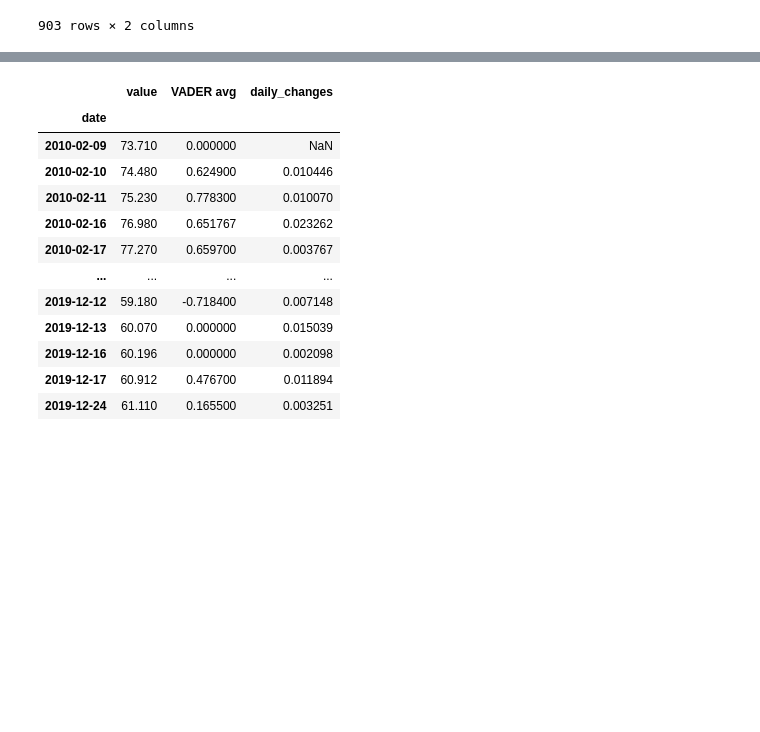
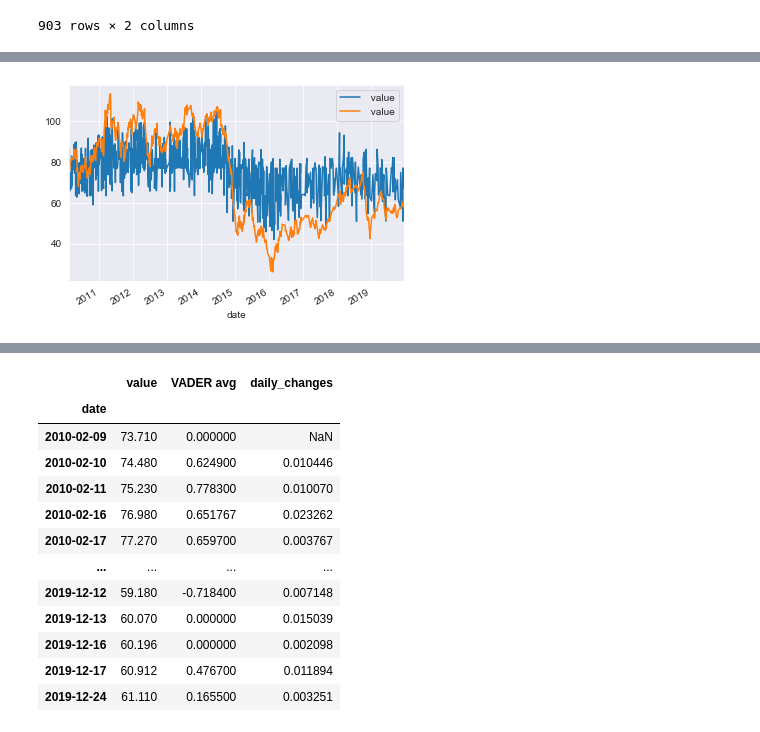
Before and after one commit to treyhunold/project_1, a Jupyter notebook: nyt_sentiment_analysis.ipynb, the cells around one changed output, grey strips where cells are left out. Saved outputs shown, nothing was run; the diff lists cells and outputs as text; code cells hidden in the pictures; blank space fills up the shorter version.

Commit message:
added predictive oil prices

```diff
--- a/nyt_sentiment_analysis.ipynb
+++ b/nyt_sentiment_analysis.ipynb
@@ -410,0 +421,3 @@ merged
+# %%
+y_train = pd.DataFrame(train[' value'])
+y_test = pd.DataFrame(test[' value'])
@@ -410,0 +432,8 @@ merged
+# %%
+from treeinterpreter import treeinterpreter as ti
+from sklearn.tree import DecisionTreeRegressor
+from sklearn.ensemble import RandomForestRegressor
+from sklearn.metrics import classification_report,confusion_matrix
+
+rf = RandomForestRegressor()
+rf.fit(numpy_df_train, y_train)
@@ -410,0 +448,2 @@ merged
+# %%
+prediction, bias, contributions = ti.predict(rf, numpy_df_test)
@@ -410,0 +460,3 @@ merged
+# %%
+idx = pd.date_range(test_start_date, test_end_date)
+predictions_df = pd.DataFrame(data=prediction[0:], index = merged.index, columns=[' value'])
@@ -410,0 +480,6 @@ merged
+# %%
+predictions_plot = predictions_df.plot()
+
+fig = y_test.plot(ax = predictions_plot).get_figure()
+# %% [output]
+[figure, added]
```
Also changed, not shown: parts of 16 cells of this notebook.
